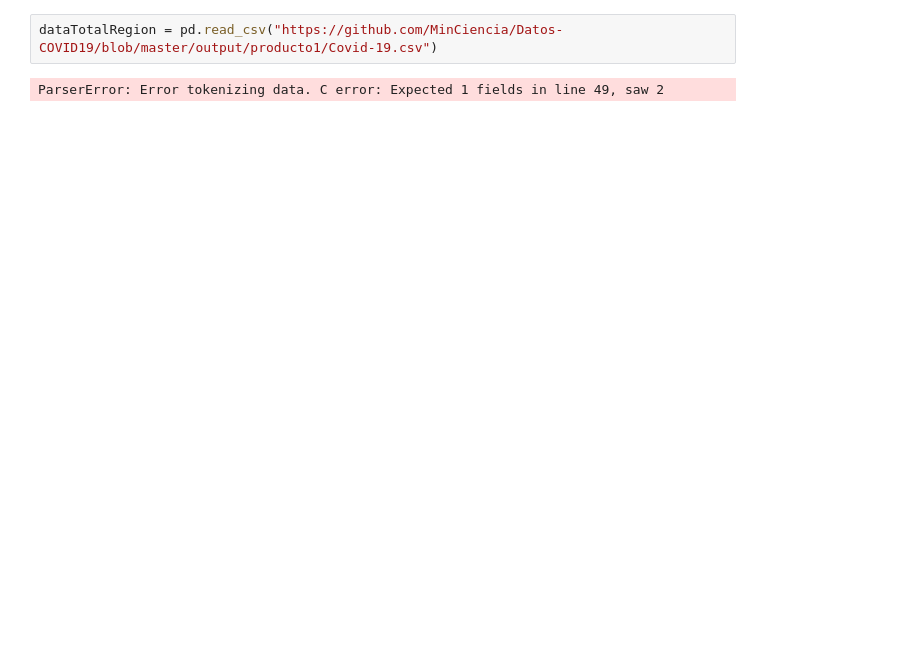
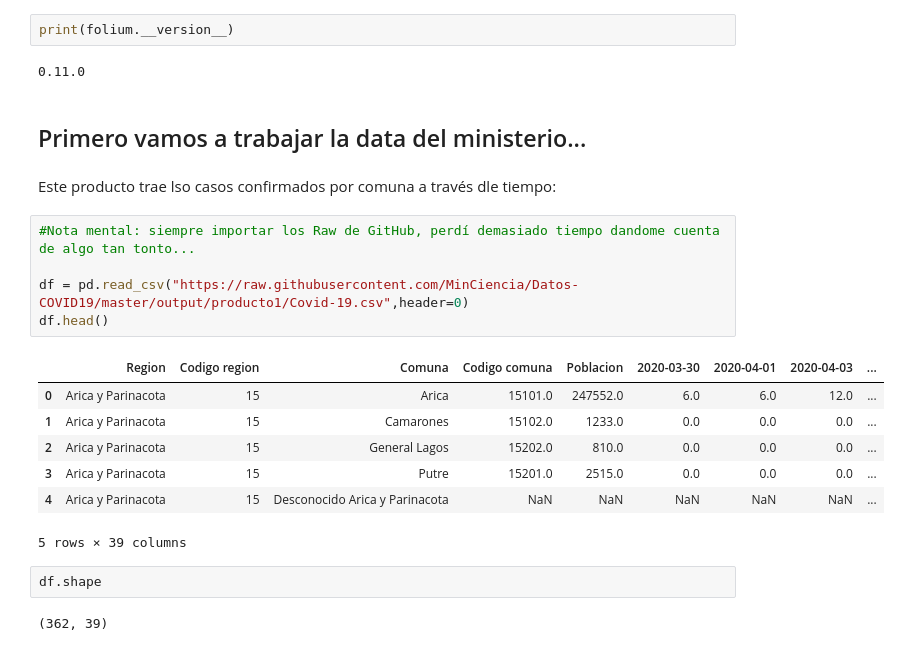
Before and after one commit to BlackRiver38/Notebook_Collection, a Jupyter notebook: Time Slider Map/Showtime.ipynb, the cells around one changed output. Saved outputs shown, nothing was run; the diff lists cells and outputs as text; blank space fills up the shorter version.

```diff
--- a/Time Slider Map/Showtime.ipynb
+++ b/Time Slider Map/Showtime.ipynb
@@ -3,4 +11,25 @@ import pandas as pd
+# %%
+print(folium.__version__)
+# %% [output]
+0.11.0
+# %% [markdown]
+## Primero vamos a trabajar la data del ministerio...
+# %% [markdown]
+Este producto trae lso casos confirmados por comuna a través dle tiempo:
 # %%
-dataTotalRegion = pd.read_csv("https://github.com/MinCiencia/Datos-COVID19/blob/master/output/producto1/Covid-19.csv")
+#Nota mental: siempre importar los Raw de GitHub, perdí demasiado tiempo dandome cuenta de algo tan tonto...
+
+df = pd.read_csv("https://raw.githubusercontent.com/MinCiencia/Datos-COVID19/master/output/producto1/Covid-19.csv",header=0)
+df.head()
 # %% [output]
+|  | Region | Codigo region | Comuna | Codigo comuna | Poblacion | 2020-03-30 | 2020-04-01 | 2020-04-03 | ... |
+| 0 | Arica y Parinacota | 15 | Arica | 15101.0 | 247552.0 | 6.0 | 6.0 | 12.0 | ... |
+| 1 | Arica y Parinacota | 15 | Camarones | 15102.0 | 1233.0 | 0.0 | 0.0 | 0.0 | ... |
+| 2 | Arica y Parinacota | 15 | General Lagos | 15202.0 | 810.0 | 0.0 | 0.0 | 0.0 | ... |
+| 3 | Arica y Parinacota | 15 | Putre | 15201.0 | 2515.0 | 0.0 | 0.0 | 0.0 | ... |
+| 4 | Arica y Parinacota | 15 | Desconocido Arica y Parinacota | NaN | NaN | NaN | NaN | NaN | ... |
-ParserError: Error tokenizing data. C error: Expected 1 fields in line 49, saw 2
+5 rows × 39 columns
+# %%
+df.shape
+# %% [output]
+(362, 39)
```
Also changed, not shown: parts of 20 cells of this notebook, 11 other files.
